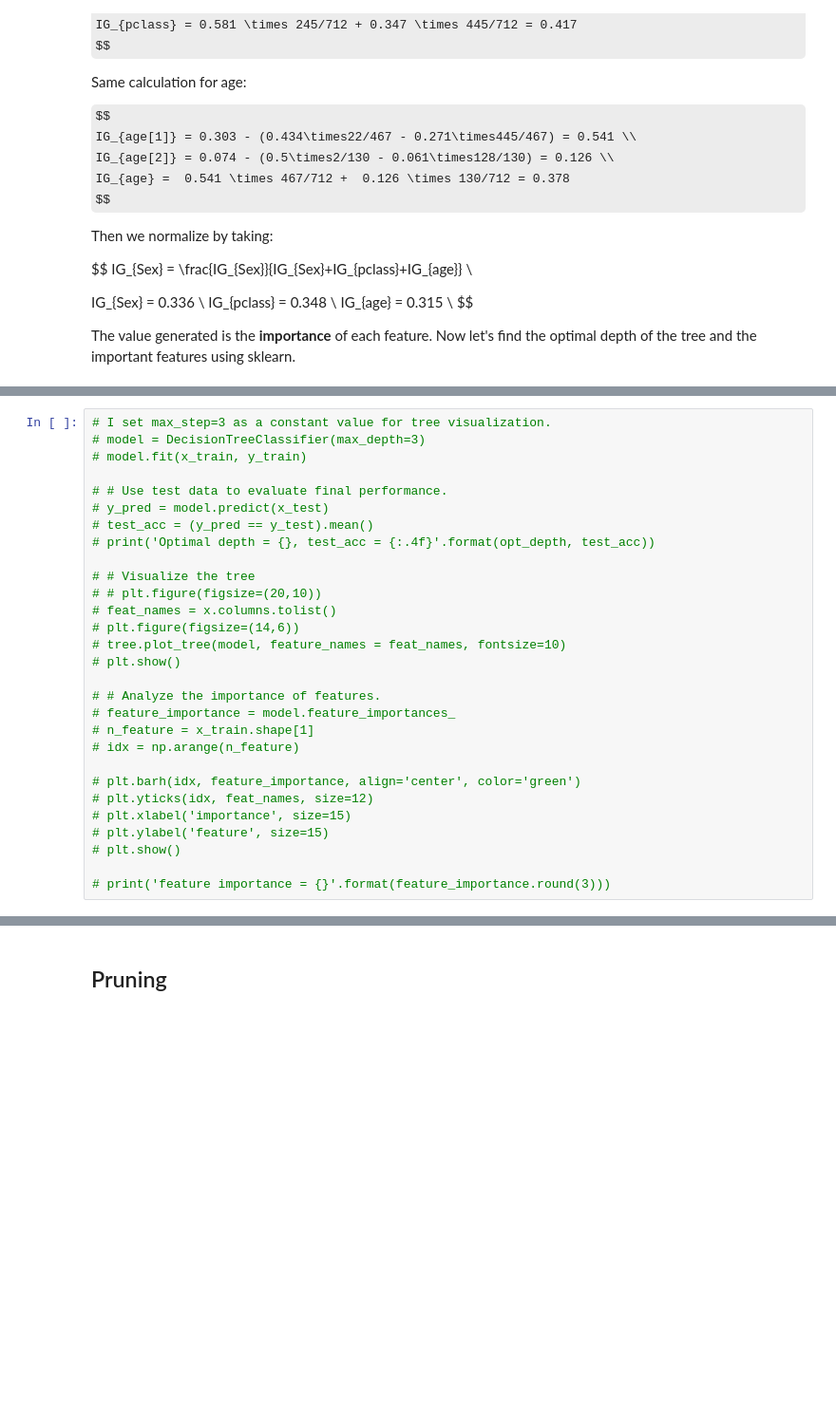
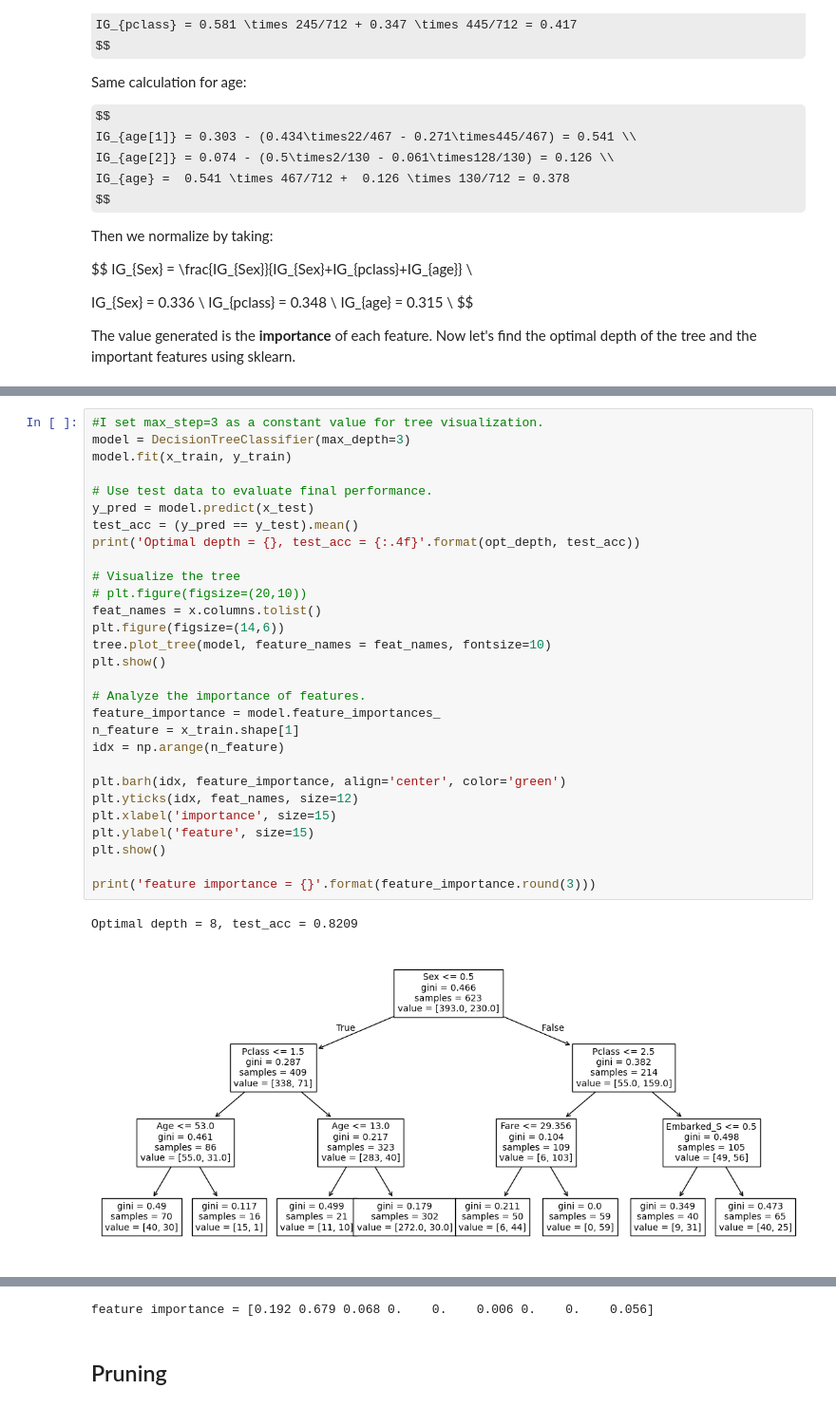
Before and after one commit to RichardH4DY/MY-DAC-Curriculum, a Jupyter notebook: DAC-006_Machine_Learning/DAC-006-Intro_to_ML_Session_2_Student.ipynb, the cells around one changed output, grey strips where cells are left out. Shown at 95% size. Saved outputs shown, nothing was run; the diff lists cells and outputs as text; some formulas as TeX source; blank space fills up the shorter version.

```diff
--- a/DAC-006_Machine_Learning/DAC-006-Intro_to_ML_Session_2_Student.ipynb
+++ b/DAC-006_Machine_Learning/DAC-006-Intro_to_ML_Session_2_Student.ipynb
@@ -224,29 +240,32 @@ The value generated is the **importance** of each feature. Now let's find the op
 # %%
-# I set max_step=3 as a constant value for tree visualization.
-# model = DecisionTreeClassifier(max_depth=3)
-# model.fit(x_train, y_train)
+#I set max_step=3 as a constant value for tree visualization.
+model = DecisionTreeClassifier(max_depth=3)
+model.fit(x_train, y_train)
 
-# # Use test data to evaluate final performance.
-# y_pred = model.predict(x_test)
-# test_acc = (y_pred == y_test).mean()
-# print('Optimal depth = {}, test_acc = {:.4f}'.format(opt_depth, test_acc))
+# Use test data to evaluate final performance.
+y_pred = model.predict(x_test)
+test_acc = (y_pred == y_test).mean()
+print('Optimal depth = {}, test_acc = {:.4f}'.format(opt_depth, test_acc))
 
-# # Visualize the tree
-# # plt.figure(figsize=(20,10))
-# feat_names = x.columns.tolist()
-# plt.figure(figsize=(14,6))
-# tree.plot_tree(model, feature_names = feat_names, fontsize=10)
-# plt.show()
+# Visualize the tree
+# plt.figure(figsize=(20,10))
+feat_names = x.columns.tolist()
+plt.figure(figsize=(14,6))
+tree.plot_tree(model, feature_names = feat_names, fontsize=10)
+plt.show()
 
-# # Analyze the importance of features.
-# feature_importance = model.feature_importances_
-# n_feature = x_train.shape[1]
-# idx = np.arange(n_feature)
+# Analyze the importance of features.
+feature_importance = model.feature_importances_
+n_feature = x_train.shape[1]
+idx = np.arange(n_feature)
 
-# plt.barh(idx, feature_importance, align='center', color='green')
-# plt.yticks(idx, feat_names, size=12)
-# plt.xlabel('importance', size=15)
-# plt.ylabel('feature', size=15)
-# plt.show()
+plt.barh(idx, feature_importance, align='center', color='green')
+plt.yticks(idx, feat_names, size=12)
+plt.xlabel('importance', size=15)
+plt.ylabel('feature', size=15)
+plt.show()
 
-# print('feature importance = {}'.format(feature_importance.round(3)))
+print('feature importance = {}'.format(feature_importance.round(3)))
+# %% [output]
+Optimal depth = 8, test_acc = 0.8209
+[figure, added]
@@ -253,3 +273,4 @@ The value generated is the **importance** of each feature. Now let's find the op
+feature importance = [0.192 0.679 0.068 0.    0.    0.006 0.    0.    0.056]
 # %% [markdown]
 ## Pruning
 # %% [markdown]
```
Also changed, not shown: parts of 17 cells of this notebook.
